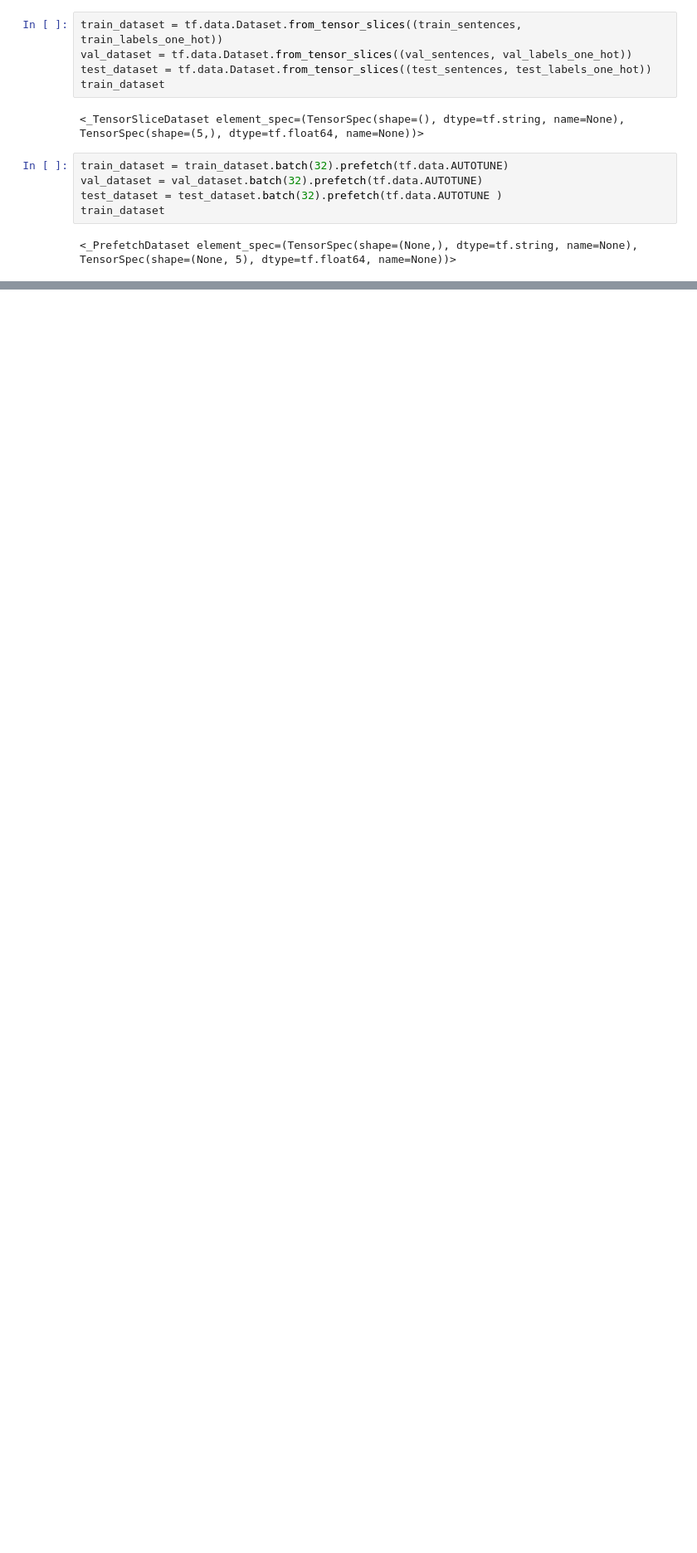
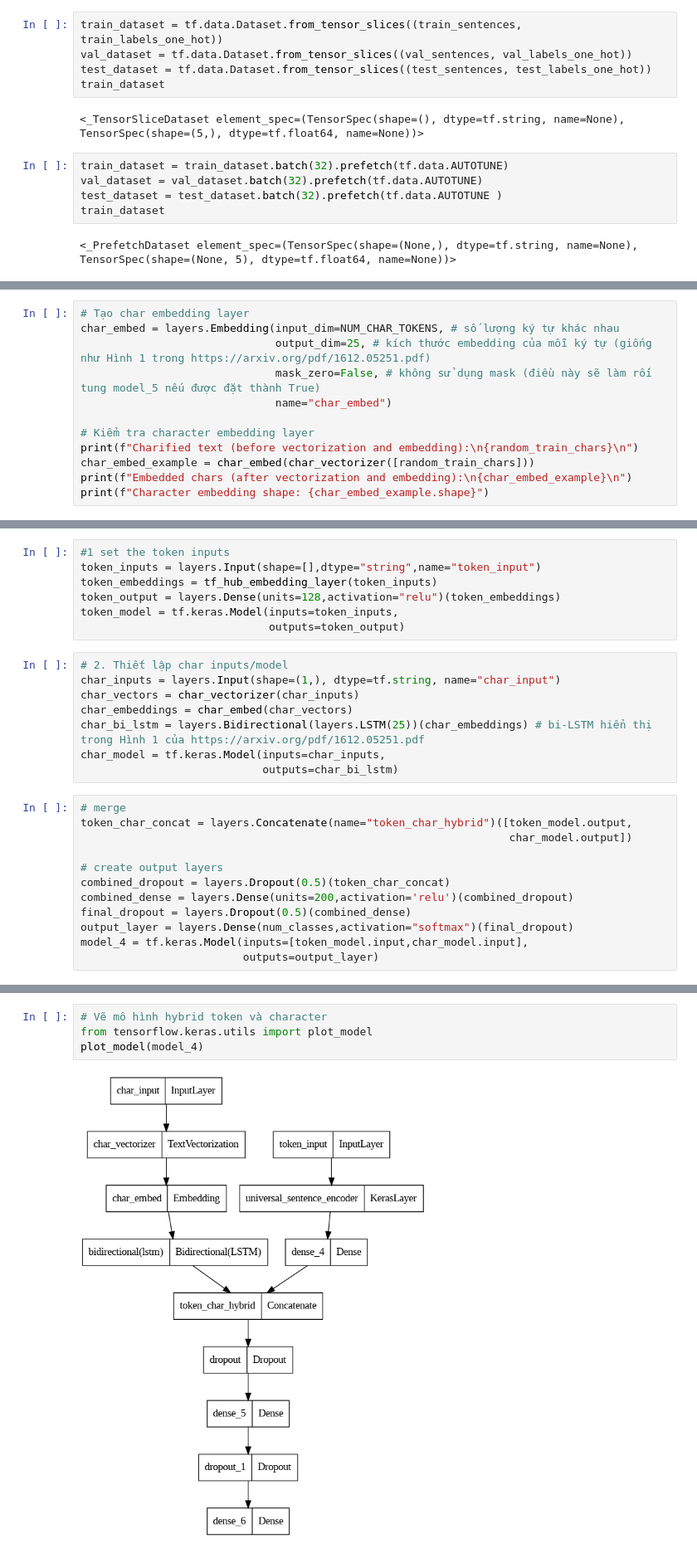
Before and after one commit to namtoptall/DataScience, a Jupyter notebook: SkimLab.ipynb, the cells around one changed output, grey strips where cells are left out. Shown at 83% size. Cells and saved outputs as stored; diff of their text form; blank space fills up the shorter version.

Commit message:
Được tạo bằng Colab

```diff
--- a/SkimLab.ipynb
+++ b/SkimLab.ipynb
@@ -430,0 +661,12 @@ train_dataset
+# %%
+# Tạo char embedding layer
+char_embed = layers.Embedding(input_dim=NUM_CHAR_TOKENS, # số lượng ký tự khác nhau
+                              output_dim=25, # kích thước embedding của mỗi ký tự (giống như Hình 1 trong https://arxiv.org/pdf/1612.05251.pdf)
+                              mask_zero=False, # không sử dụng mask (điều này sẽ làm rối tung model_5 nếu được đặt thành True)
+                              name="char_embed")
+
+# Kiểm tra character embedding layer
+print(f"Charified text (before vectorization and embedding):\n{random_train_chars}\n")
+char_embed_example = char_embed(char_vectorizer([random_train_chars]))
+print(f"Embedded chars (after vectorization and embedding):\n{char_embed_example}\n")
+print(f"Character embedding shape: {char_embed_example.shape}")
@@ -430,0 +771,27 @@ train_dataset
+# %%
+#1 set the token inputs
+token_inputs = layers.Input(shape=[],dtype="string",name="token_input")
+token_embeddings = tf_hub_embedding_layer(token_inputs)
+token_output = layers.Dense(units=128,activation="relu")(token_embeddings)
+token_model = tf.keras.Model(inputs=token_inputs,
+                             outputs=token_output)
+# %%
+# 2. Thiết lập char inputs/model
+char_inputs = layers.Input(shape=(1,), dtype=tf.string, name="char_input")
+char_vectors = char_vectorizer(char_inputs)
+char_embeddings = char_embed(char_vectors)
+char_bi_lstm = layers.Bidirectional(layers.LSTM(25))(char_embeddings) # bi-LSTM hiển thị trong Hình 1 của https://arxiv.org/pdf/1612.05251.pdf
+char_model = tf.keras.Model(inputs=char_inputs,
+                            outputs=char_bi_lstm)
+# %%
+# merge
+token_char_concat = layers.Concatenate(name="token_char_hybrid")([token_model.output,
+                                                                  char_model.output])
+
+# create output layers
+combined_dropout = layers.Dropout(0.5)(token_char_concat)
+combined_dense = layers.Dense(units=200,activation='relu')(combined_dropout)
+final_dropout = layers.Dropout(0.5)(combined_dense)
+output_layer = layers.Dense(num_classes,activation="softmax")(final_dropout)
+model_4 = tf.keras.Model(inputs=[token_model.input,char_model.input],
+                         outputs=output_layer)
@@ -430,0 +819,6 @@ train_dataset
+# %%
+# Vẽ mô hình hybrid token và character
+from tensorflow.keras.utils import plot_model
+plot_model(model_4)
+# %% [output]
+[figure, added]
```
Also changed, not shown: parts of 76 cells of this notebook.
